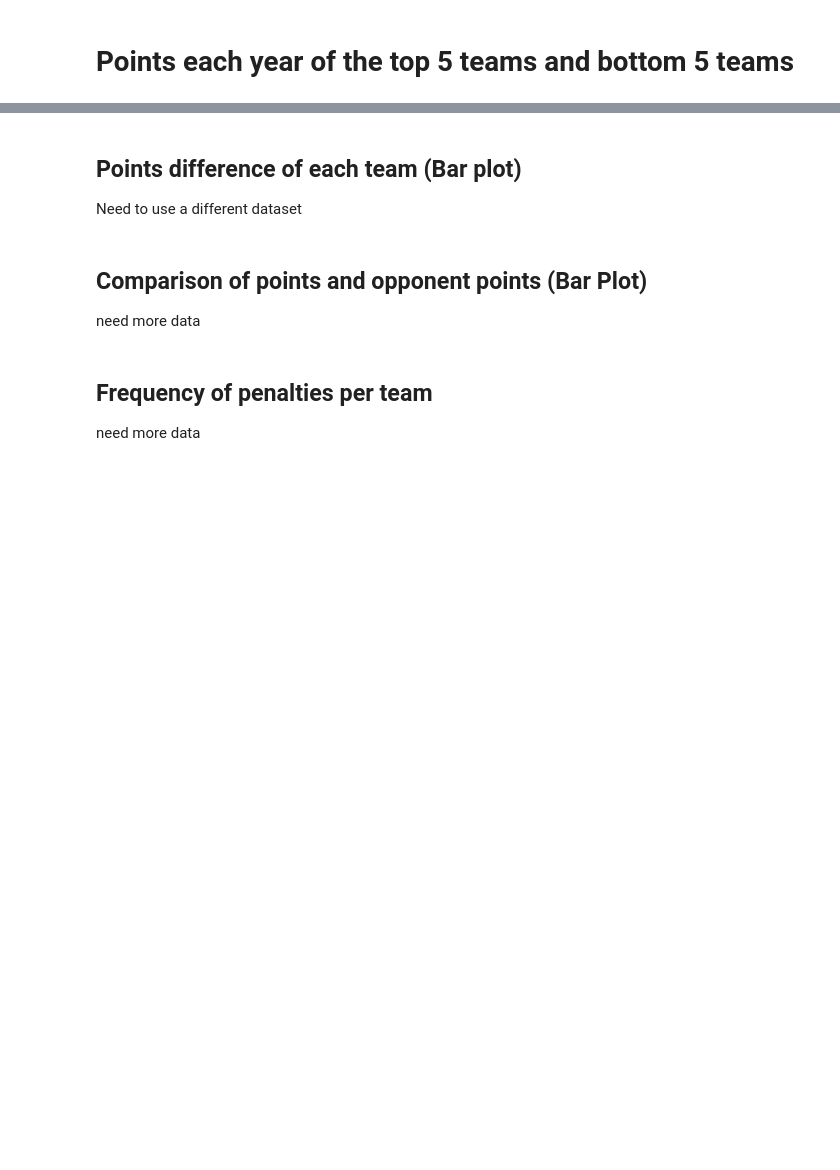
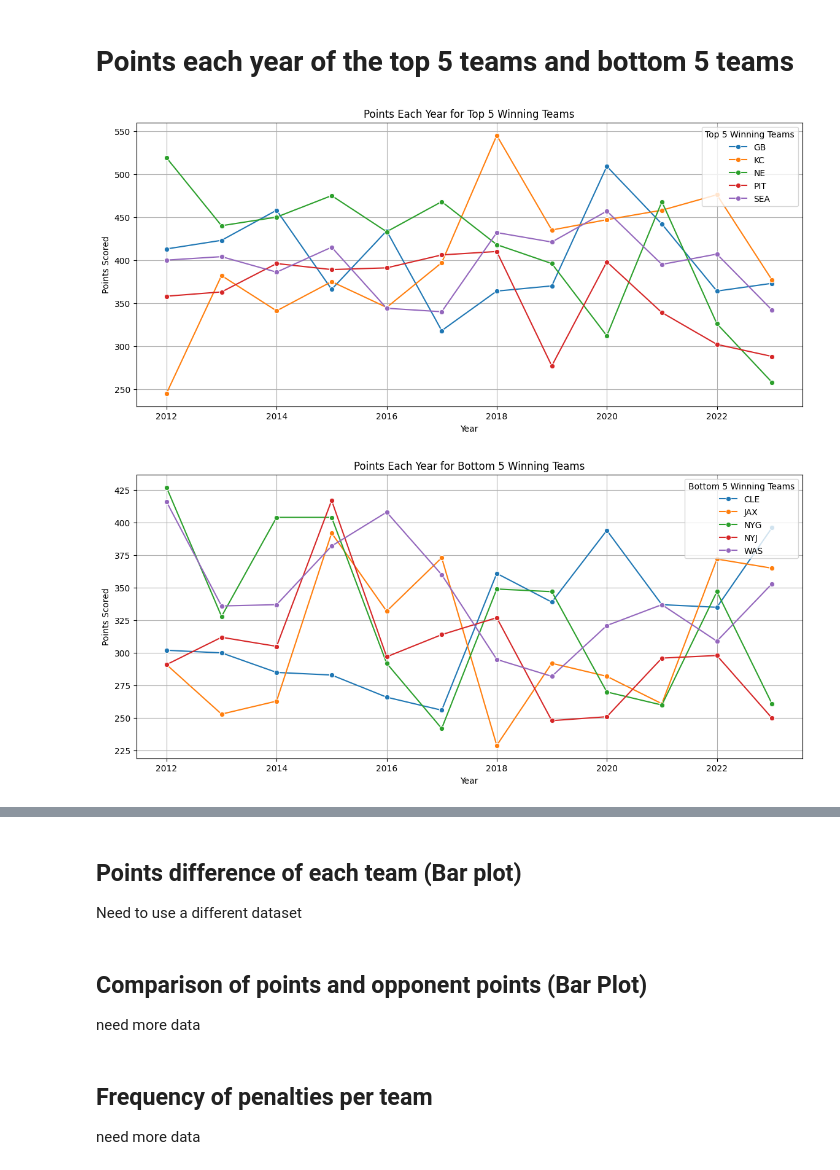
Before and after one commit to kai-ion/Data-602, a Jupyter notebook: Final Project/final_project.ipynb, the cells around one changed output, grey strips where cells are left out. Cells and saved outputs as stored; diff of their text form; code cells hidden in the pictures; blank space fills up the shorter version.

Commit message:
update: point to win analysis

```diff
--- a/Final Project/final_project.ipynb
+++ b/Final Project/final_project.ipynb
@@ -650,2 +650,51 @@ plt.show()
 # %% [markdown]
 # Points each year of the top 5 teams and bottom 5 teams
+# %%
+
+# Group by team and calculate average win percentage for each team
+top_5_teams_by_wins = df.groupby('team')['win_pct'].mean().sort_values(ascending=False).head(5).index
+
+# Filter the dataframe to only include the top 5 winning teams
+top_5_winning_teams = df[df['team'].isin(top_5_teams_by_wins)]
+
+# Plotting points scored by the top 5 winning teams over the years
+plt.figure(figsize=(14,6))
+sns.lineplot(data=top_5_winning_teams, x='season', y='total_points', hue='team', marker="o")
+
+# Adding title and labels
+plt.title('Points Each Year for Top 5 Winning Teams')
+plt.xlabel('Year')
+plt.ylabel('Points Scored')
+
+# Displaying legend and grid
+plt.legend(title='Top 5 Winning Teams')
+plt.grid(True)
+
+# Show the plot
+plt.show()
+
+
+# Group by team and calculate the average win percentage for each team
+bottom_5_teams_by_wins = df.groupby('team')['win_pct'].mean().sort_values(ascending=True).head(5).index
+
+# Filter the dataframe to only include the bottom 5 winning teams
+bottom_5_winning_teams = df[df['team'].isin(bottom_5_teams_by_wins)]
+
+# Plotting points scored by the bottom 5 winning teams over the years
+plt.figure(figsize=(14,6))
+sns.lineplot(data=bottom_5_winning_teams, x='season', y='total_points', hue='team', marker="o")
+
+# Adding title and labels
+plt.title('Points Each Year for Bottom 5 Winning Teams')
+plt.xlabel('Year')
+plt.ylabel('Points Scored')
+
+# Displaying legend and grid
+plt.legend(title='Bottom 5 Winning Teams')
+plt.grid(True)
+
+# Show the plot
+plt.show()
+# %% [output]
+[figure, added]
+[figure, added]
```
Also changed, not shown: parts of 8 cells of this notebook.
